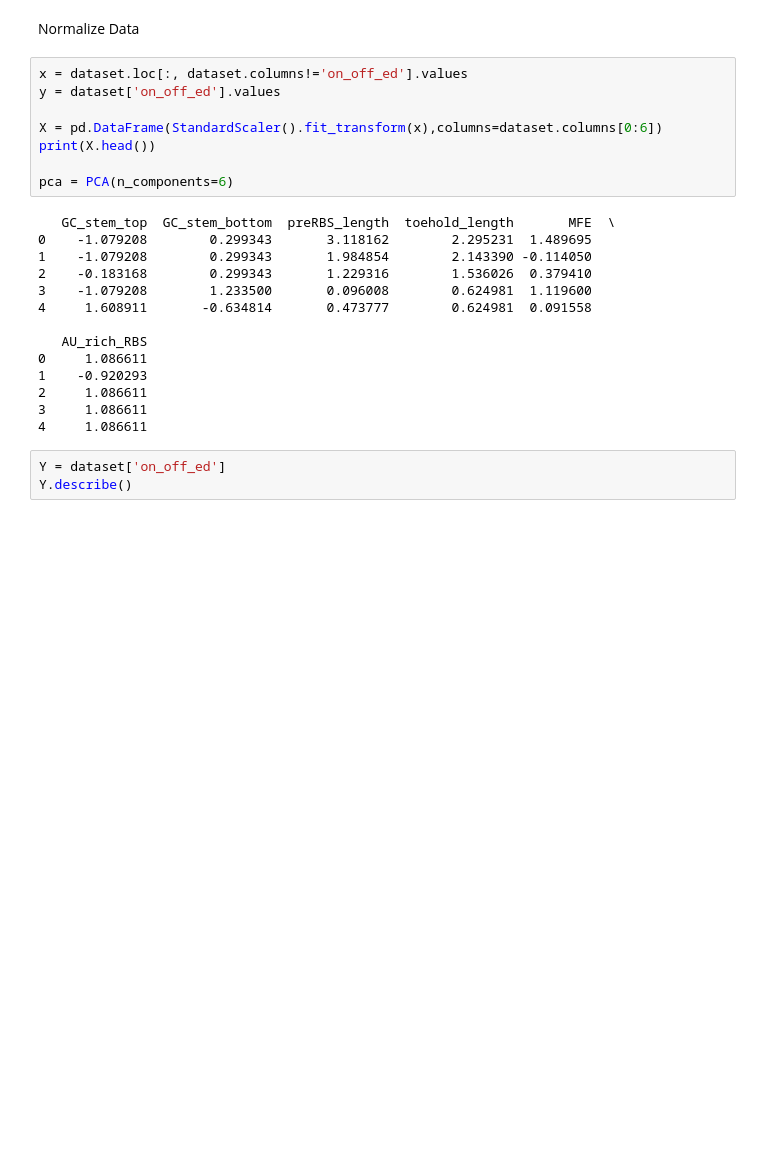
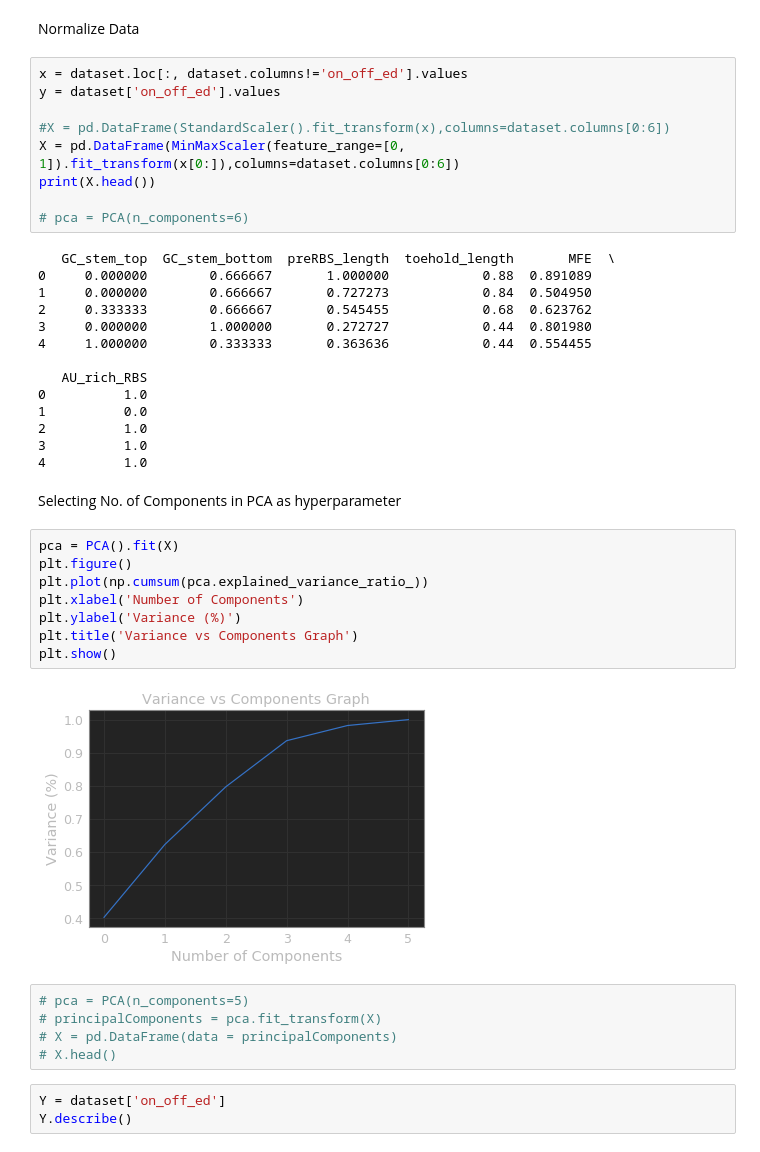
Before and after one commit to SASTRA-iGEM2019/ToeholdSwitchDesign, a Jupyter notebook: toehold_predict.ipynb, the cells around one changed output. Saved outputs shown, nothing was run; the diff lists cells and outputs as text; blank space fills up the shorter version.

```diff
--- a/toehold_predict.ipynb
+++ b/toehold_predict.ipynb
@@ -36,24 +38,42 @@ Normalize Data
 x = dataset.loc[:, dataset.columns!='on_off_ed'].values
 y = dataset['on_off_ed'].values
 
-X = pd.DataFrame(StandardScaler().fit_transform(x),columns=dataset.columns[0:6])
+#X = pd.DataFrame(StandardScaler().fit_transform(x),columns=dataset.columns[0:6])
+X = pd.DataFrame(MinMaxScaler(feature_range=[0, 1]).fit_transform(x[0:]),columns=dataset.columns[0:6])
 print(X.head())
 
-pca = PCA(n_components=6)
+# pca = PCA(n_components=6)
 # %% [output]
    GC_stem_top  GC_stem_bottom  preRBS_length  toehold_length       MFE  \
-0    -1.079208        0.299343       3.118162        2.295231  1.489695
-1    -1.079208        0.299343       1.984854        2.143390 -0.114050
-2    -0.183168        0.299343       1.229316        1.536026  0.379410
-3    -1.079208        1.233500       0.096008        0.624981  1.119600
-4     1.608911       -0.634814       0.473777        0.624981  0.091558
+0     0.000000        0.666667       1.000000            0.88  0.891089
+1     0.000000        0.666667       0.727273            0.84  0.504950
+2     0.333333        0.666667       0.545455            0.68  0.623762
+3     0.000000        1.000000       0.272727            0.44  0.801980
+4     1.000000        0.333333       0.363636            0.44  0.554455
 
    AU_rich_RBS
-0     1.086611
-1    -0.920293
-2     1.086611
-3     1.086611
-4     1.086611
+0          1.0
+1          0.0
+2          1.0
+3          1.0
+4          1.0
+# %% [markdown]
+Selecting No. of Components in PCA as hyperparameter
+# %%
+pca = PCA().fit(X)
+plt.figure()
+plt.plot(np.cumsum(pca.explained_variance_ratio_))
+plt.xlabel('Number of Components')
+plt.ylabel('Variance (%)')
+plt.title('Variance vs Components Graph')
+plt.show()
+# %% [output]
+[figure, added]
+# %%
+# pca = PCA(n_components=5)
+# principalComponents = pca.fit_transform(X)
+# X = pd.DataFrame(data = principalComponents)
+# X.head()
 # %%
 Y = dataset['on_off_ed']
 Y.describe()
```
Also changed, not shown: parts of 5 cells of this notebook.
